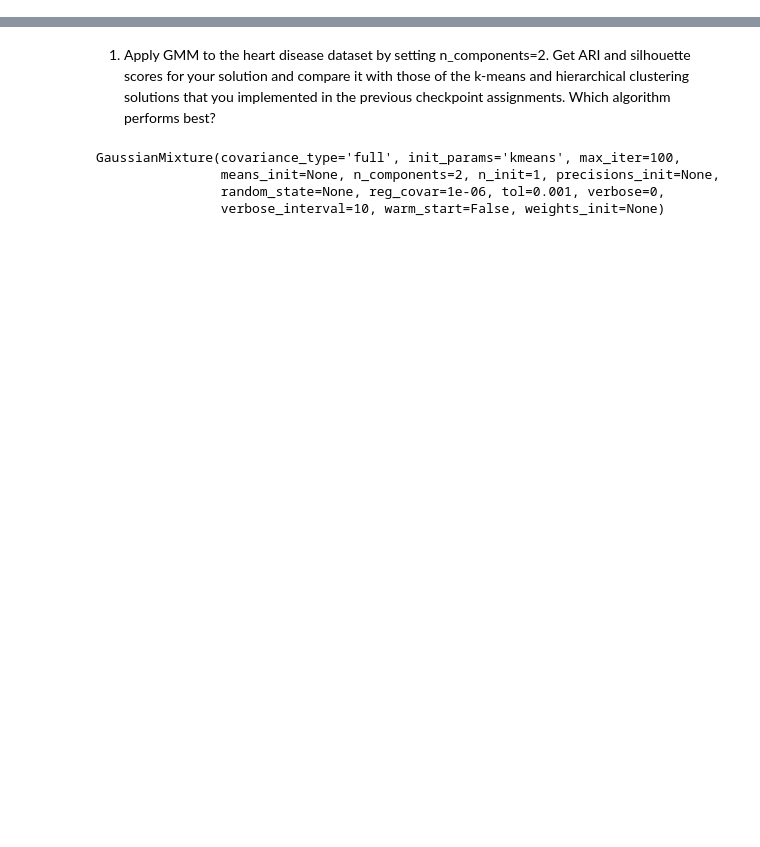
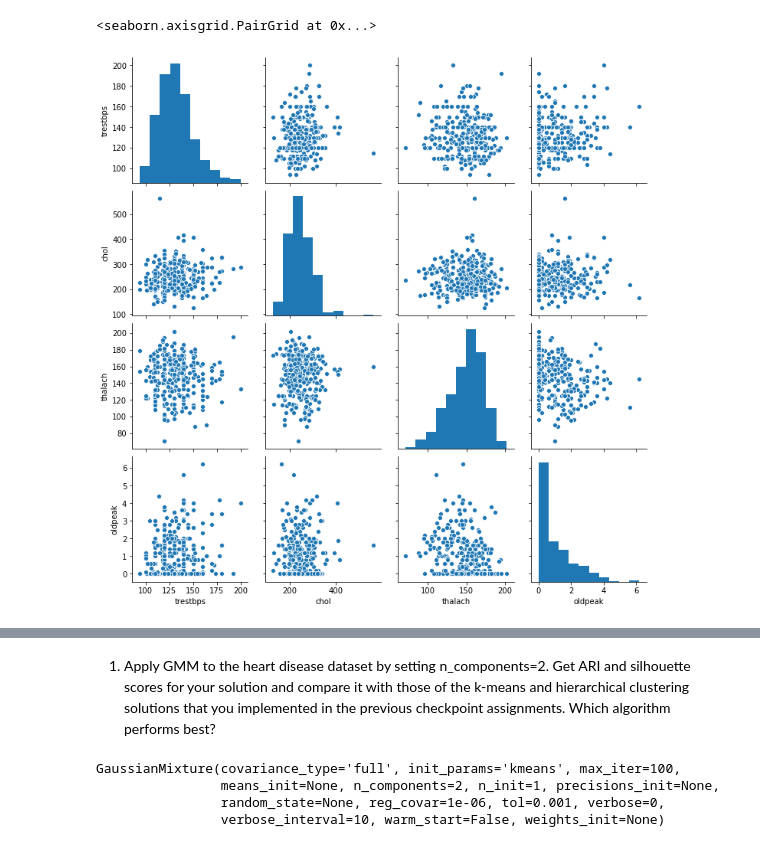
Before and after one commit to DJGump/module-work-DSI06, a Jupyter notebook: Week11_dgump/Assignments/gaussian_mixture_models_assignment_dgump_dsi06.ipynb, the cells around one changed output, grey strips where cells are left out. Drawn from its saved outputs; the diff is of its cells as text; code cells hidden in the pictures; blank space fills up the shorter version.

```diff
--- a/Week11_dgump/Assignments/gaussian_mixture_models_assignment_dgump_dsi06.ipynb
+++ b/Week11_dgump/Assignments/gaussian_mixture_models_assignment_dgump_dsi06.ipynb
@@ -77 +140,6 @@ X_std
 [interactive output not drawn]
+# %%
+sns.pairplot(X_num)
+# %% [output]
+<seaborn.axisgrid.PairGrid at 0x...>
+[figure, added]
```
Also changed, not shown: parts of 13 cells of this notebook.
